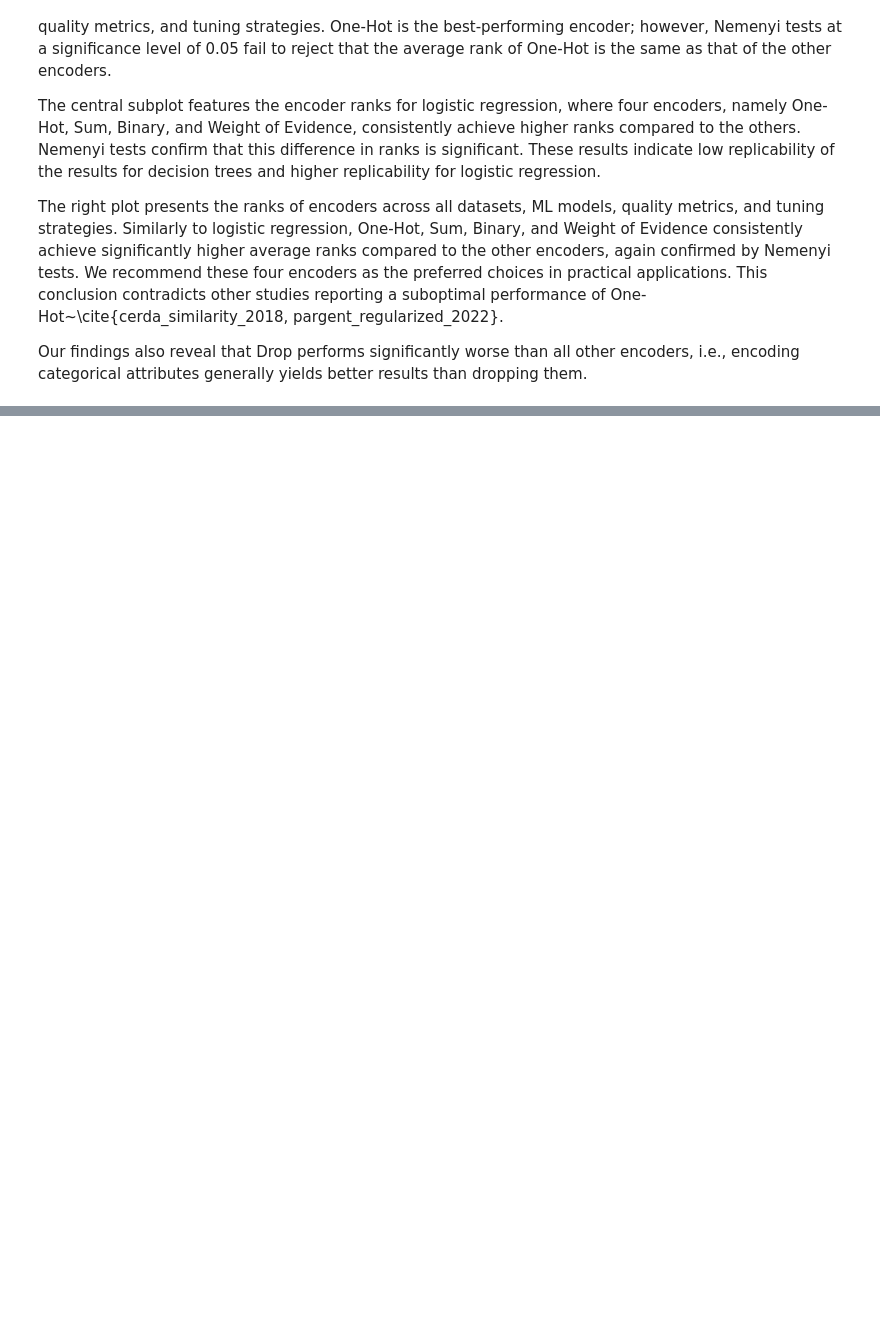
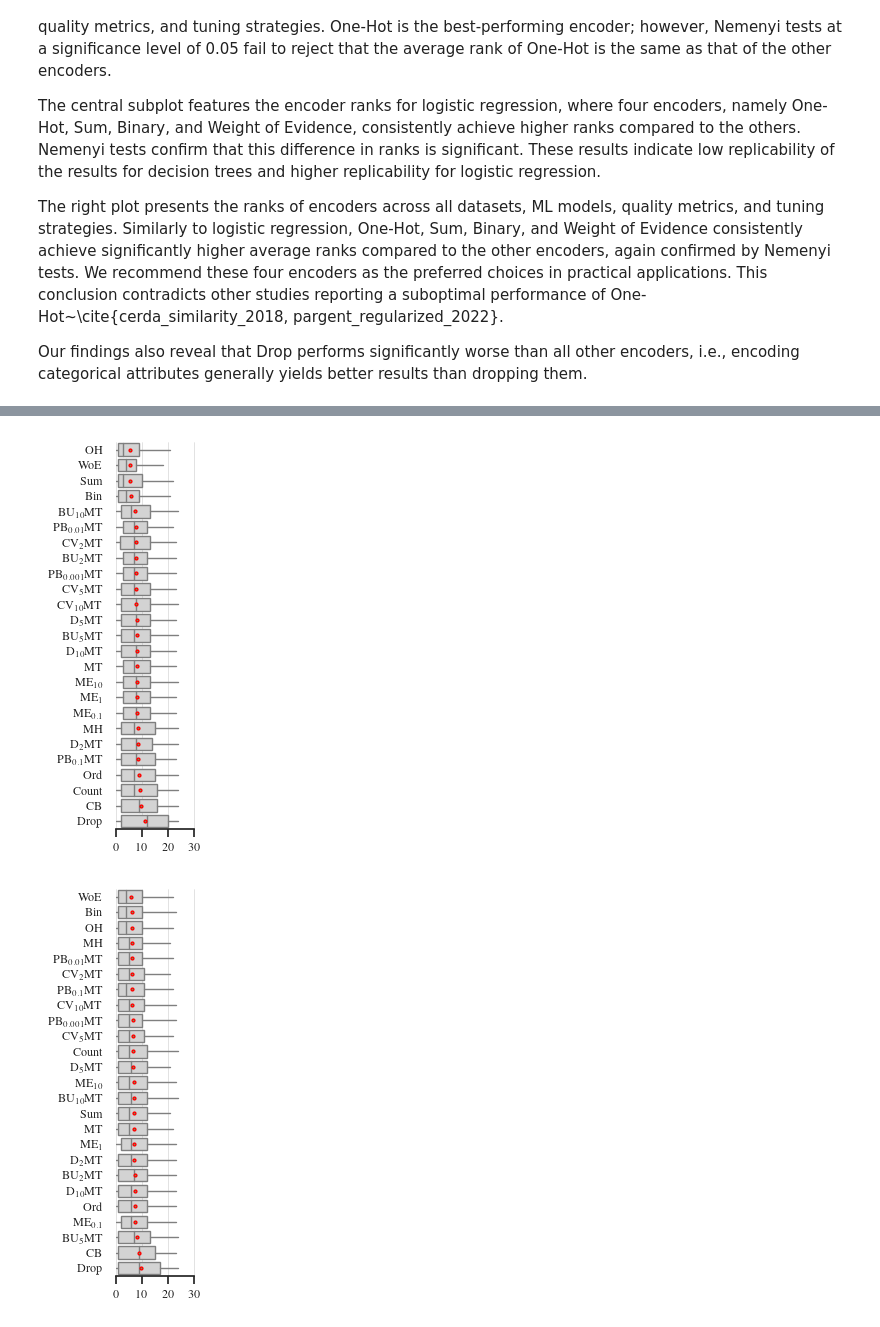
Before and after one commit to DrCohomology/EncoderBenchmarking, a Jupyter notebook: analysis/result_analysis.ipynb, the cells around one changed output, grey strips where cells are left out. Cells and saved outputs as stored; diff of their text form; code cells hidden in the pictures; blank space fills up the shorter version.

```diff
--- a/analysis/result_analysis.ipynb
+++ b/analysis/result_analysis.ipynb
@@ -170,0 +198,14 @@ plt.show()
+# %%
+rf = u.load_rf()
+models = [None, "DTC", "LR"]
+
+for model in models:
+    fig, ax = plt.subplots(1, 1, figsize=(1.8, 4.4))
+    u.boxplot_encoder_ranks(rf, ax, model)
+    sns.despine(left=True, trim=True)
+    plt.tight_layout(w_pad=0.5)
+
+    fig.savefig(u.FIGURES_DIR / f"boxplot_rank_{model}_review.pdf")
+# %% [output]
+[figure, added]
+[figure, added]
```
Also changed, not shown: parts of 11 cells of this notebook, 37 other files.
